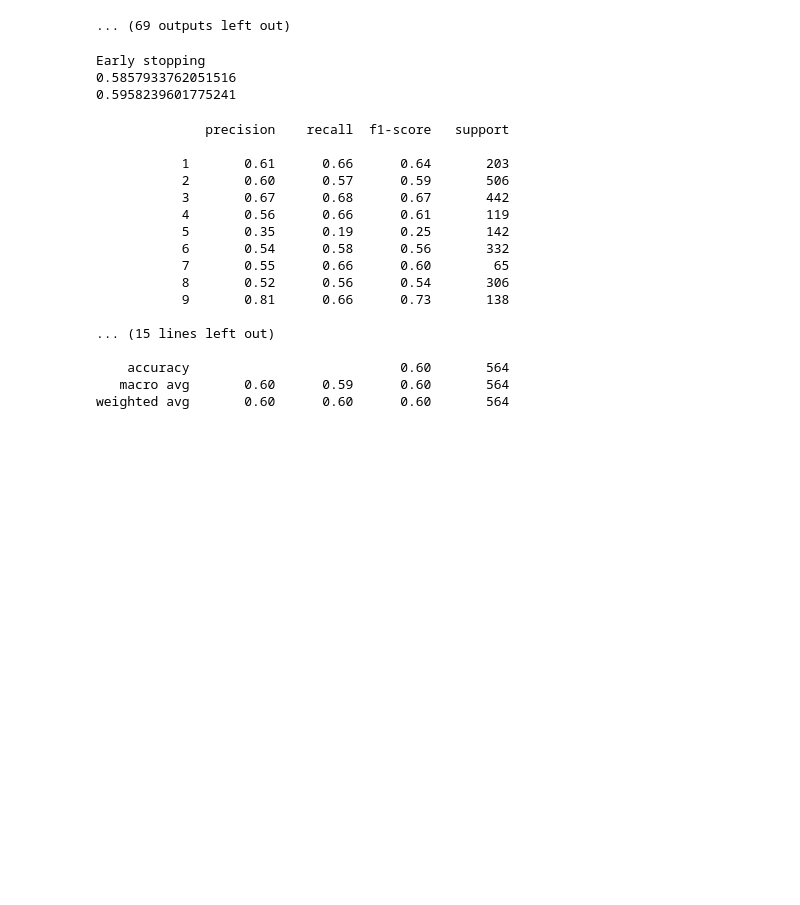
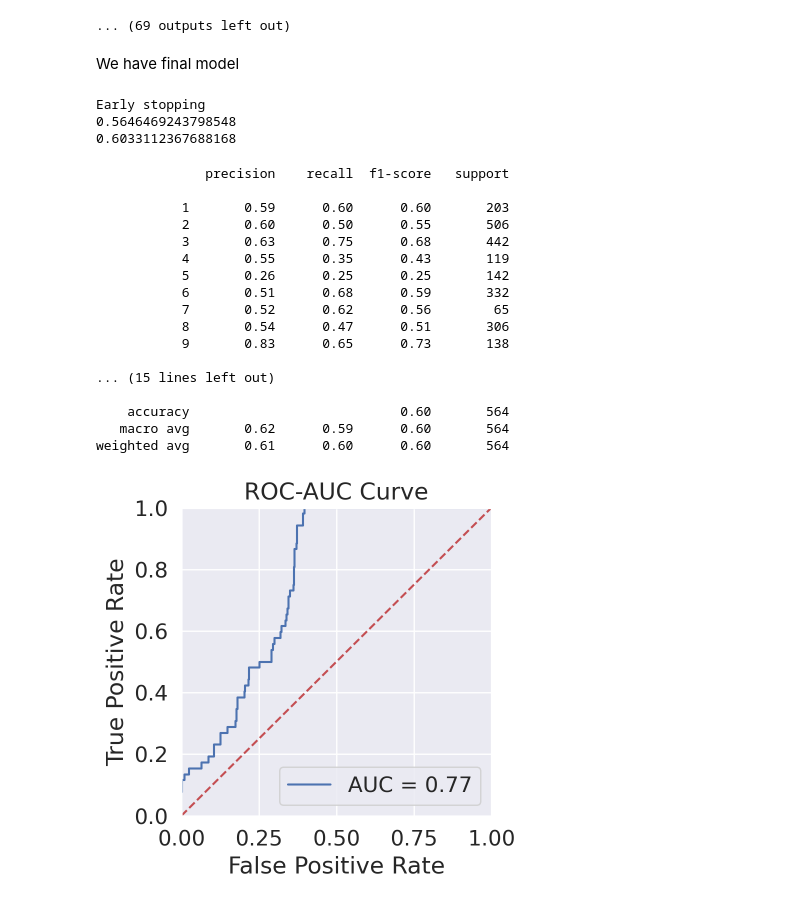
Before and after one commit to yohanesnuwara/MLGeo, a Jupyter notebook: KAN/KAN_Lithology_Classification.ipynb, the cells around one changed output. Drawn from its saved outputs; the diff is of its cells as text; code cells hidden in the pictures; blank space fills up the shorter version.

```diff
--- a/KAN/KAN_Lithology_Classification.ipynb
+++ b/KAN/KAN_Lithology_Classification.ipynb
@@ -357,6 +360,8 @@ Early stopping
 Early stopping
 64 0.07 0.005 0.6 0.5818303595441973 0.5733710450753485
 ... (69 outputs left out)
+# %% [markdown]
+We have final model
 # %%
 ### Final KAN model
 model = KANClassifier(hidden_layer_size=1024, regularize_activation=.5,
@@ -365,7 +370,7 @@ model = KANClassifier(hidden_layer_size=1024, regularize_activation=.5,
 
 # Fit with training data
 model.fit(X_train, y_train, batch_size=64, lr=.07,
-                  weight_decay=.03, gamma=.5)
+                  weight_decay=.01, gamma=.6)
 
 # Evaluate F1 accuracy on train set
 y_train_pred = model.predict(X_train)
@@ -378,8 +383,8 @@ f1_test = f1_score(y_test, y_test_pred, average='weighted')
 print(f1_test)
 # %% [output]
 Early stopping
-0.5857933762051516
-0.5958239601775241
+0.5646469243798548
+0.6033112367688168
 # %%
 from sklearn.metrics import confusion_matrix, classification_report
 
@@ -388,18 +393,38 @@ print(classification_report(y_test, y_test_pred))
 # %% [output]
               precision    recall  f1-score   support
 
-           1       0.61      0.66      0.64       203
-           2       0.60      0.57      0.59       506
-           3       0.67      0.68      0.67       442
-           4       0.56      0.66      0.61       119
-           5       0.35      0.19      0.25       142
-           6       0.54      0.58      0.56       332
-           7       0.55      0.66      0.60        65
-           8       0.52      0.56      0.54       306
-           9       0.81      0.66      0.73       138
+           1       0.59      0.60      0.60       203
+           2       0.60      0.50      0.55       506
+           3       0.63      0.75      0.68       442
+           4       0.55      0.35      0.43       119
+           5       0.26      0.25      0.25       142
+           6       0.51      0.68      0.59       332
+           7       0.52      0.62      0.56        65
+           8       0.54      0.47      0.51       306
+           9       0.83      0.65      0.73       138
 
 ... (15 lines left out)
 
     accuracy                           0.60       564
-   macro avg       0.60      0.59      0.60       564
-weighted avg       0.60      0.60      0.60       564
+   macro avg       0.62      0.59      0.60       564
+weighted avg       0.61      0.60      0.60       564
+# %%
+import sklearn.metrics as metrics
+# calculate the fpr and tpr for all thresholds of the classification
+probs = model.predict_proba(X_test)
+preds = probs[:,1]
+fpr, tpr, threshold = metrics.roc_curve(y_test, preds, pos_label=1)
+roc_auc = metrics.auc(fpr, tpr)
+
+plt.figure(figsize=(4,4))
+plt.title('ROC-AUC Curve')
+plt.plot(fpr, tpr, 'b', label = 'AUC = %0.2f' % roc_auc)
+plt.legend(loc = 'lower right')
+plt.plot([0, 1], [0, 1],'r--')
+plt.xlim([0, 1])
+plt.ylim([0, 1])
+plt.ylabel('True Positive Rate')
+plt.xlabel('False Positive Rate')
+plt.show()
+# %% [output]
+[figure, added]
```
Also changed, not shown: parts of 6 cells of this notebook.
